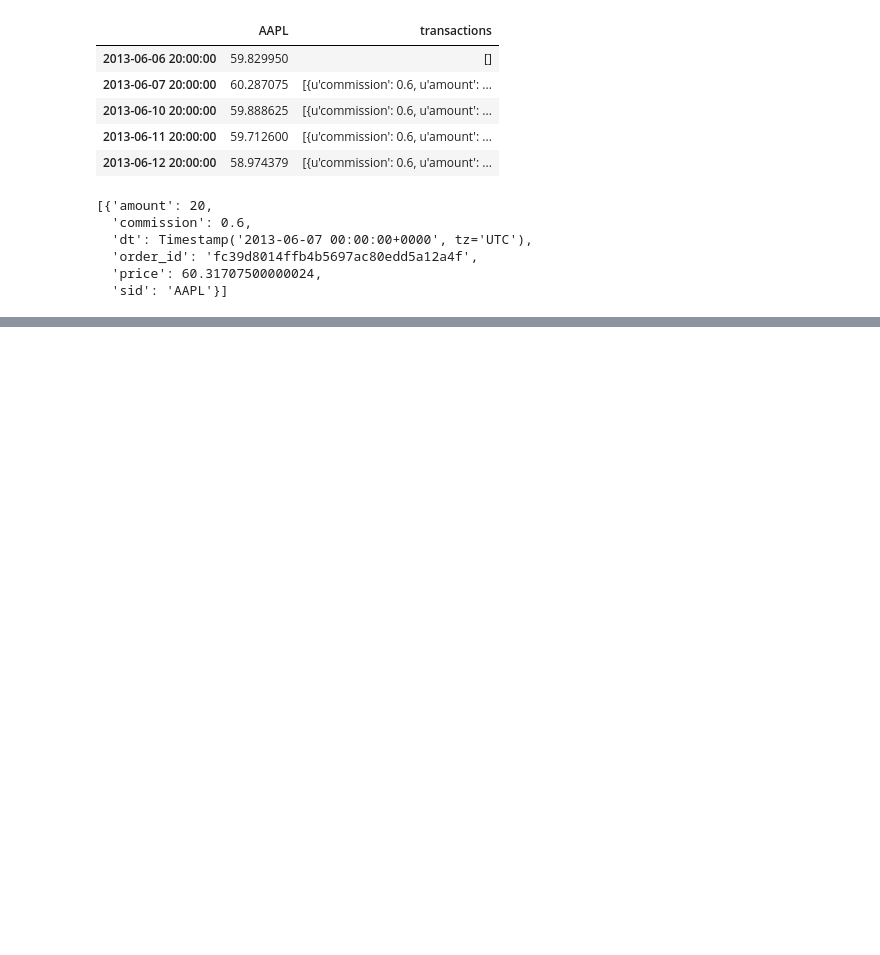
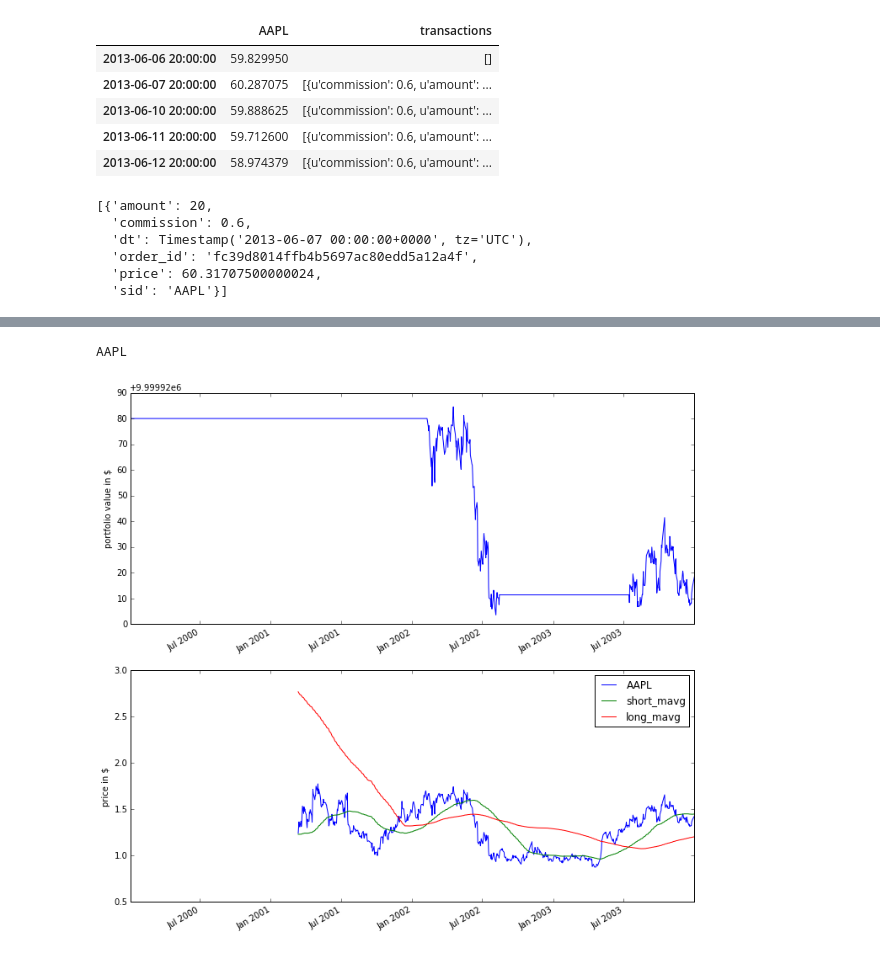
Before and after one commit to kushthaker/flask-app, a Jupyter notebook: Finance_Project.ipynb, the cells around one changed output, grey strips where cells are left out. Cells and saved outputs as stored; diff of their text form; code cells hidden in the pictures; blank space fills up the shorter version.

Commit message:
mavg algo and plot

```diff
--- a/Finance_Project.ipynb
+++ b/Finance_Project.ipynb
@@ -165,0 +134,69 @@ sum_commision
+# %%
+%%zipline --start 2000-1-1 --end 2004-1-1 --symbols AAPL -o df_mvavg
+
+#moving avg example
+
+from zipline.api import order_target, record, symbol, history, add_history
+import numpy as np
+import matplotlib.pyplot as plt
+
+def initialize(context):
+    #2 histories with daily prices - 100 & 300 windows
+    add_history(100, "1d", "price")
+    add_history(300, "1d", "price")
+
+    #arbitrary counter
+    context.i = 0
+
+def handle_data(context, data):
+    #skip first 300 days for full windows
+    context.i += 1
+
+    if context.i < 300:
+        return
+
+    #compute moving average; returned as dataframe
+    short_mavg = history(100, "1d", "price").mean()
+    long_mavg = history(300, "1d", "price").mean()
+
+    #Trading logic
+    #long position when short mavg > long
+    #exit position when short < long
+    if short_mavg[0] > long_mavg[0]:
+        order_target(symbol("AAPL"), 100)
+    else:
+        order_target(symbol("AAPL"), 0)
+
+    #save values for inspection
+    record(AAPL=data[symbol("AAPL")].price,
+           short_mavg=short_mavg[0],
+           long_mavg=long_mavg[0])
+
+def analyze(context, perf):
+    #portfolio val
+    fig = plt.figure()
+    ax1 = fig.add_subplot(211)
+    perf.portfolio_value.plot(ax=ax1)
+    ax1.set_ylabel("portfolio value in $")
+
+    #short and long mov avg
+    ax2 = fig.add_subplot(212)
+    perf["AAPL"].plot(ax=ax2)
+    perf[["short_mavg", "long_mavg"]].plot(ax=ax2)
+
+    #portfolio transactions
+    trans = perf.ix[[t != [] for t in perf.transactions]]
+    buys = perf.ix[[t[0]["amount"] > 0 for t in trans.transactions]]
+    sells = perf.ix[[t[0]["amount"] < 0 for t in trans.transactions]]
+
+    ax2.plot(buys.index, perf.short_mavg.ix[buys.index],
+             "^", markersize=10, color="m")
+    ax2.plot(sells.index, perf.short_mavg.ix[sells.index],
+             "v", markersize=10, color="k")
+    ax2.set_ylabel("price in $")
+
+    plt.legend(loc=0)
+    plt.show()
+# %% [output]
+AAPL
+[figure, added]
```
Also changed, not shown: parts of 10 cells of this notebook, 1 other file.
